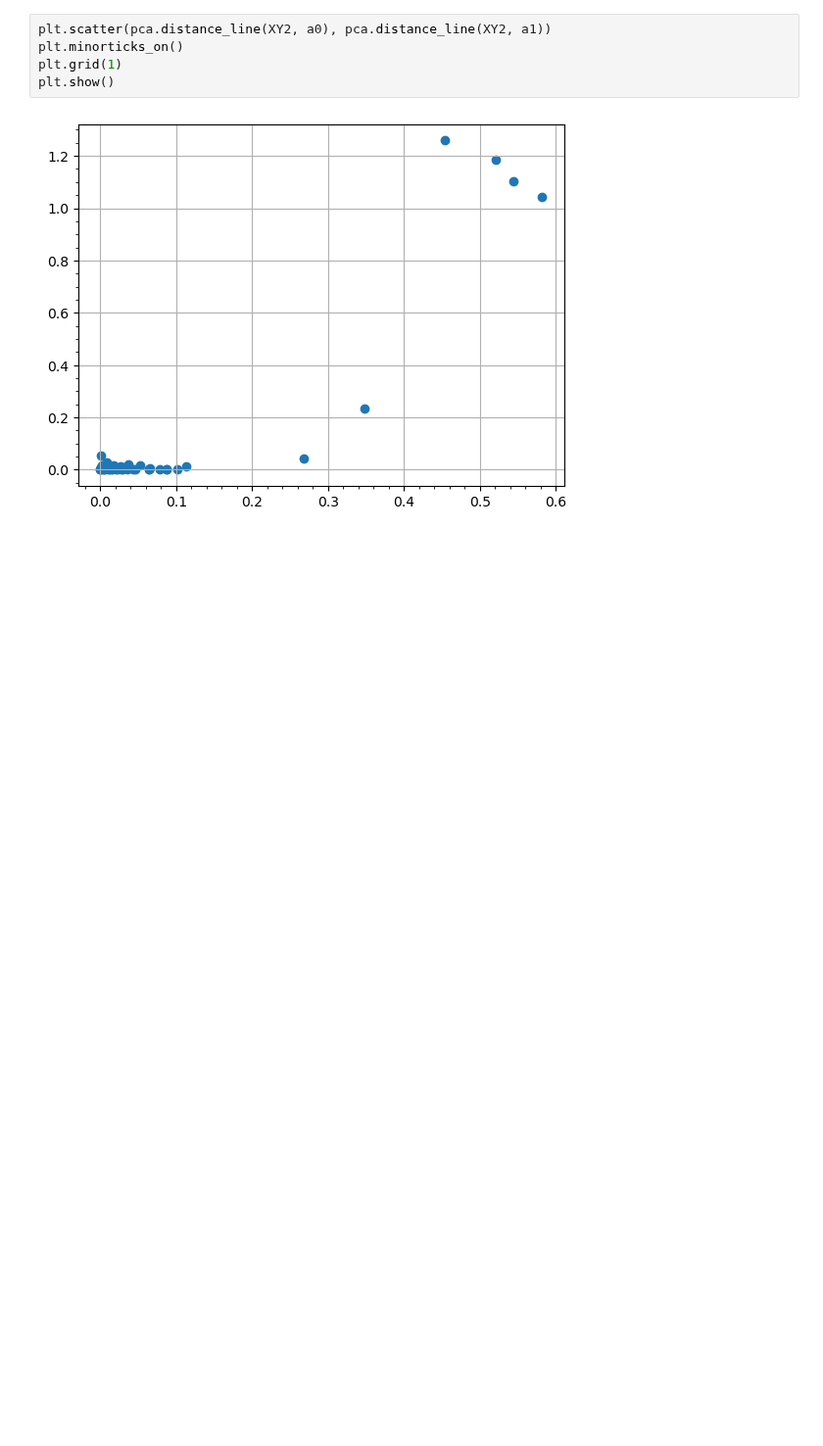
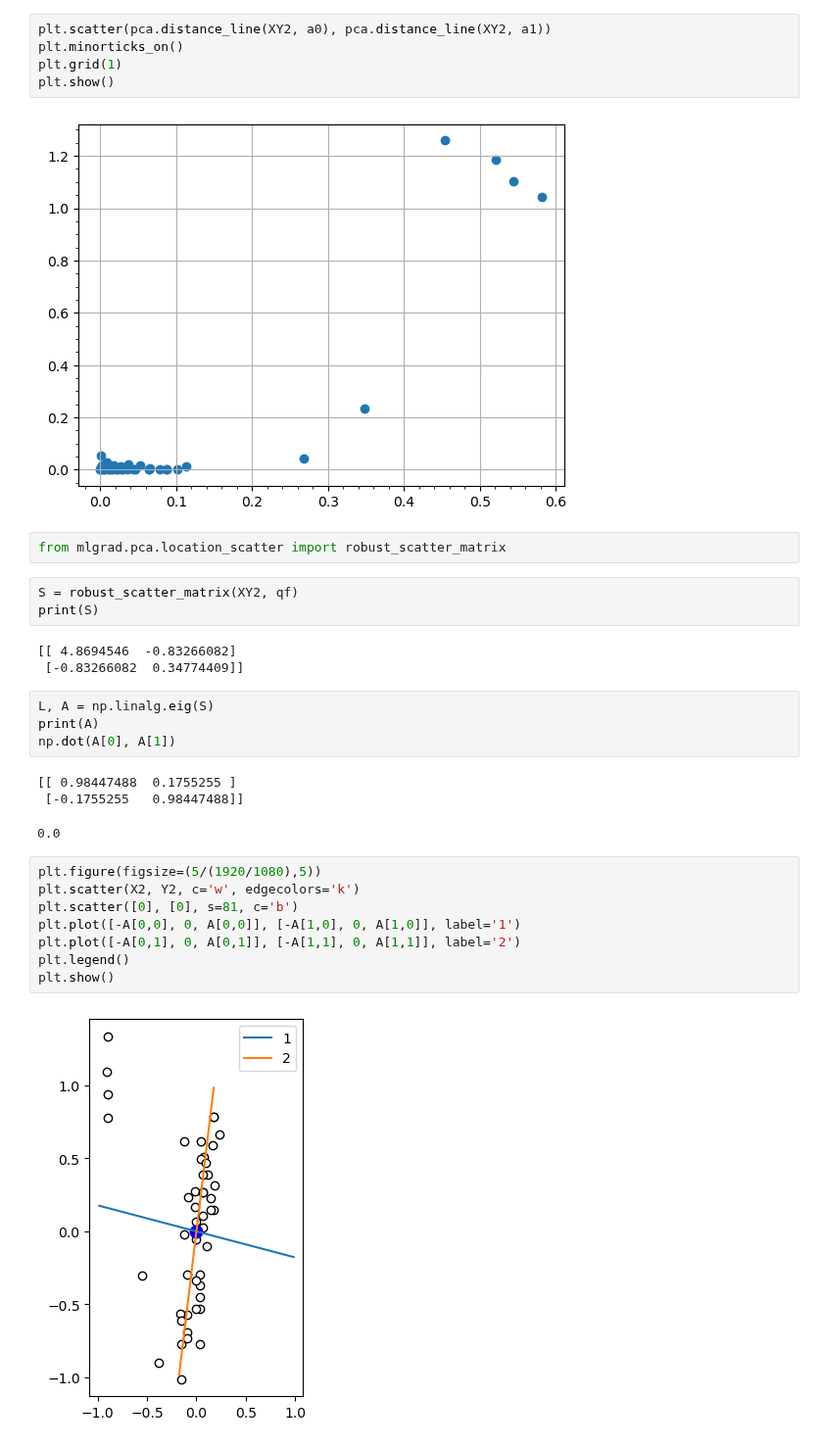
Before and after one commit to intellimath/mlgrad, a Jupyter notebook: examples/robust_pca_starsCYG.ipynb, the cells around one changed output. Shown at 98% size. Saved outputs shown, nothing was run; the diff lists cells and outputs as text; blank space fills up the shorter version.

```diff
--- a/examples/robust_pca_starsCYG.ipynb
+++ b/examples/robust_pca_starsCYG.ipynb
@@ -142,3 +141,29 @@ plt.grid(1)
 plt.show()
 # %% [output]
 [figure]
+# %%
+from mlgrad.pca.location_scatter import robust_scatter_matrix
+# %%
+S = robust_scatter_matrix(XY2, qf)
+print(S)
+# %% [output]
+[[ 4.8694546  -0.83266082]
+ [-0.83266082  0.34774409]]
+# %%
+L, A = np.linalg.eig(S)
+print(A)
+np.dot(A[0], A[1])
+# %% [output]
+[[ 0.98447488  0.1755255 ]
+ [-0.1755255   0.98447488]]
+0.0
+# %%
+plt.figure(figsize=(5/(1920/1080),5))
+plt.scatter(X2, Y2, c='w', edgecolors='k')
+plt.scatter([0], [0], s=81, c='b')
+plt.plot([-A[0,0], 0, A[0,0]], [-A[1,0], 0, A[1,0]], label='1')
+plt.plot([-A[0,1], 0, A[0,1]], [-A[1,1], 0, A[1,1]], label='2')
+plt.legend()
+plt.show()
+# %% [output]
+[figure, added]
```
Also changed, not shown: parts of 3 cells of this notebook, 7 other files.
